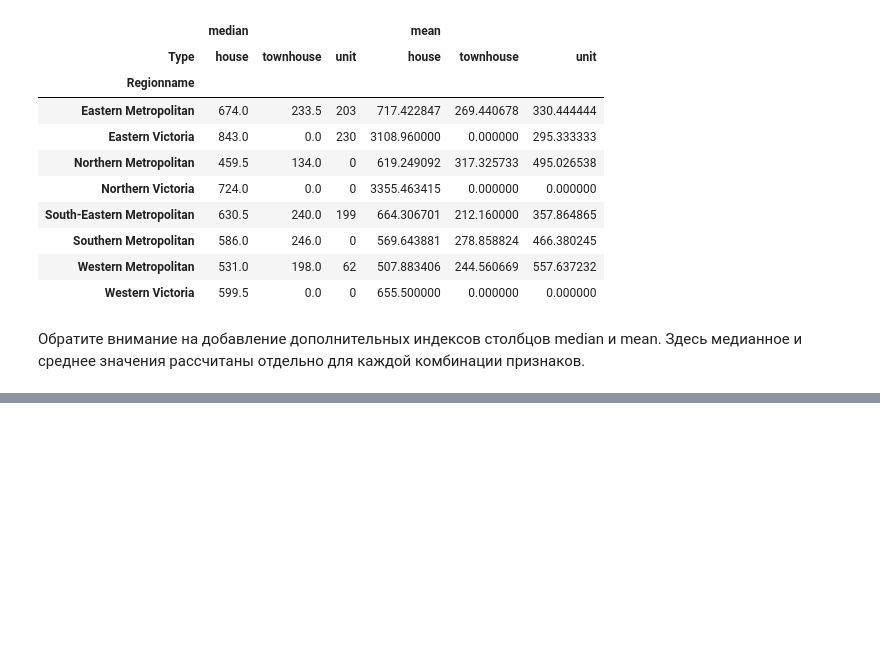
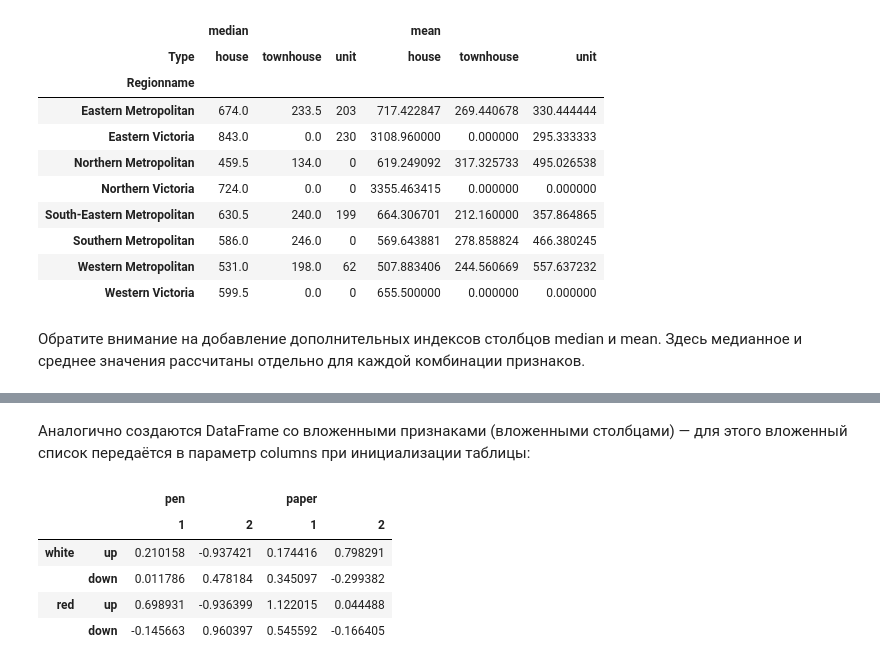
Before and after one commit to Deemetr5/ds_v3, a Jupyter notebook: PY_12_Продвинутые методы работы с данными в Pandas/data/Продвинутые методы Pandas.ipynb, the cells around one changed output, grey strips where cells are left out. Saved outputs shown, nothing was run; the diff lists cells and outputs as text; code cells hidden in the pictures; blank space fills up the shorter version.

```diff
--- a/PY_12_Продвинутые методы работы с данными в Pandas/data/Продвинутые методы Pandas.ipynb
+++ b/PY_12_Продвинутые методы работы с данными в Pandas/data/Продвинутые методы Pandas.ipynb
@@ -546,0 +712,16 @@ melb_df.pivot_table(
+# %% [markdown]
+Аналогично создаются DataFrame со вложенными признаками (вложенными столбцами) — для этого вложенный список передаётся в параметр columns при инициализации таблицы:
+# %%
+mframe = pd.DataFrame(
+    np.random.randn(16).reshape(4,4),
+    index=[['white','white','red','red'], ['up','down','up','down']],
+    columns=[['pen','pen','paper','paper'],[1,2,1,2]]
+)
+display(mframe)
+# %% [output]
+|  |  | pen |  | paper |  |
+|  |  | 1 | 2 | 1 | 2 |
+| white | up | 0.210158 | -0.937421 | 0.174416 | 0.798291 |
+|  | down | 0.011786 | 0.478184 | 0.345097 | -0.299382 |
+| red | up | 0.698931 | -0.936399 | 1.122015 | 0.044488 |
+|  | down | -0.145663 | 0.960397 | 0.545592 | -0.166405 |
```
Also changed, not shown: parts of 25 cells of this notebook.
